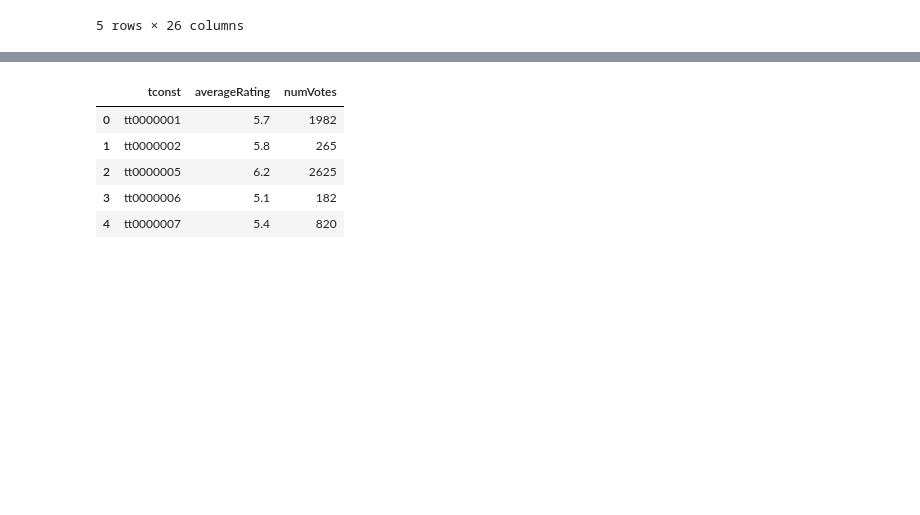
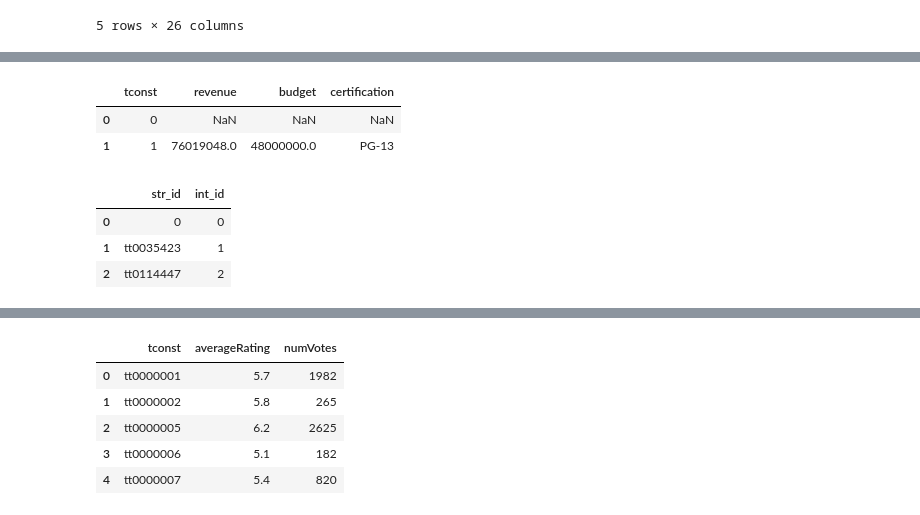
Before and after one commit to thejustinfields/data-enrichment-project, a Jupyter notebook: part-3-SQL.ipynb, the cells around one changed output, grey strips where cells are left out. Drawn from its saved outputs; the diff is of its cells as text; code cells hidden in the pictures; blank space fills up the shorter version.

```diff
--- a/part-3-SQL.ipynb
+++ b/part-3-SQL.ipynb
@@ -44,0 +123,3 @@ tmdb_merged.head()
+# %%
+unique_ids_2001 = sorted(df_2001['tconst'].unique())
+unique_ids_2001[:3]
@@ -44,0 +128,3 @@ tmdb_merged.head()
+# %%
+int_ids_2001 = range(len(unique_ids_2001))
+int_ids_2001
@@ -44,0 +133,3 @@ tmdb_merged.head()
+# %%
+id_map_2001 = dict(zip(unique_ids_2001, int_ids_2001))
+id_map_2001
@@ -44,0 +154,15 @@ tmdb_merged.head()
+# %%
+df_2001['tconst'] = df_2001['tconst'].replace(id_map_2001)
+df_2001.head(2)
+# %% [output]
+|  | tconst | revenue | budget | certification |
+| 0 | 0 | NaN | NaN | NaN |
+| 1 | 1 | 76019048.0 | 48000000.0 | PG-13 |
+# %%
+id_lookup_2001 = pd.DataFrame({'str_id':id_map_2001.keys(), 'int_id':id_map_2001.values()})
+id_lookup_2001.head(3)
+# %% [output]
+|  | str_id | int_id |
+| 0 | 0 | 0 |
+| 1 | tt0035423 | 1 |
+| 2 | tt0114447 | 2 |
```
Also changed, not shown: parts of 15 cells of this notebook.
